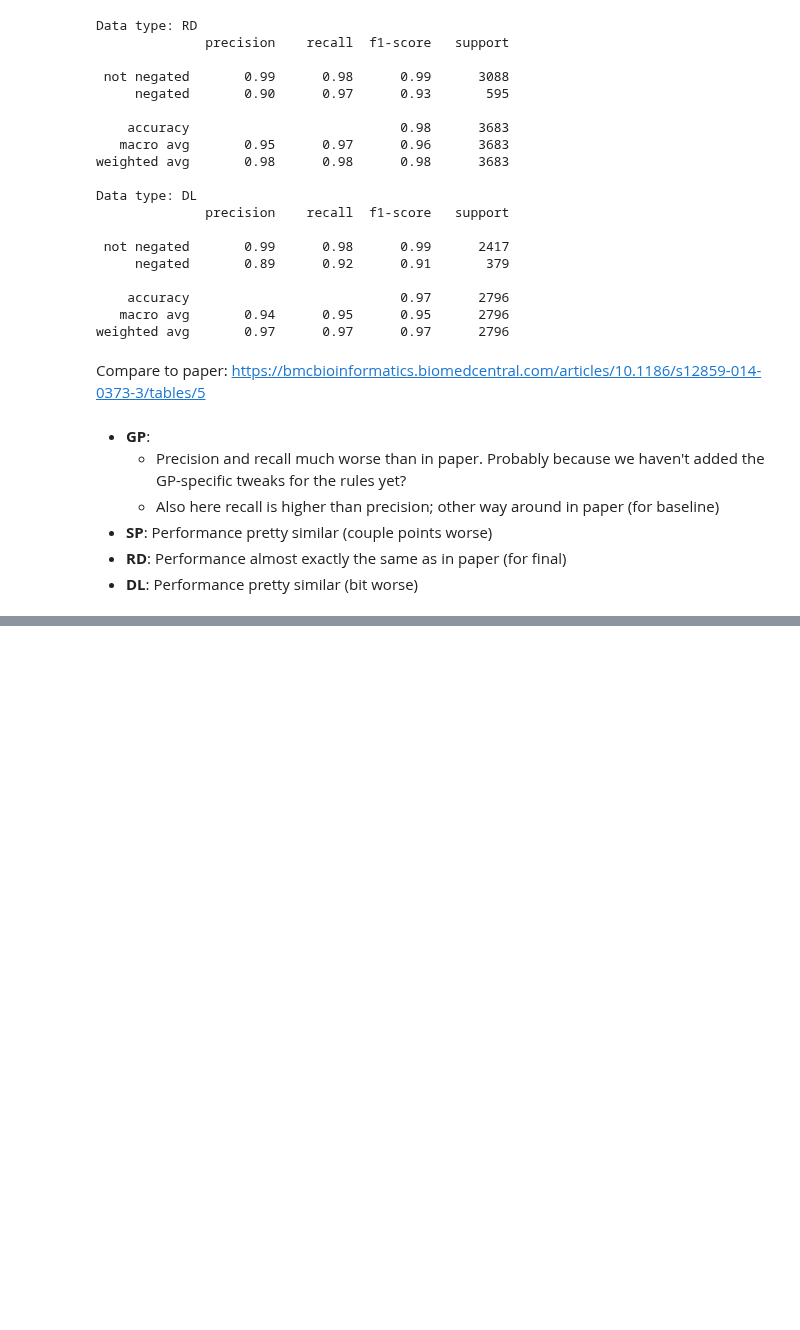
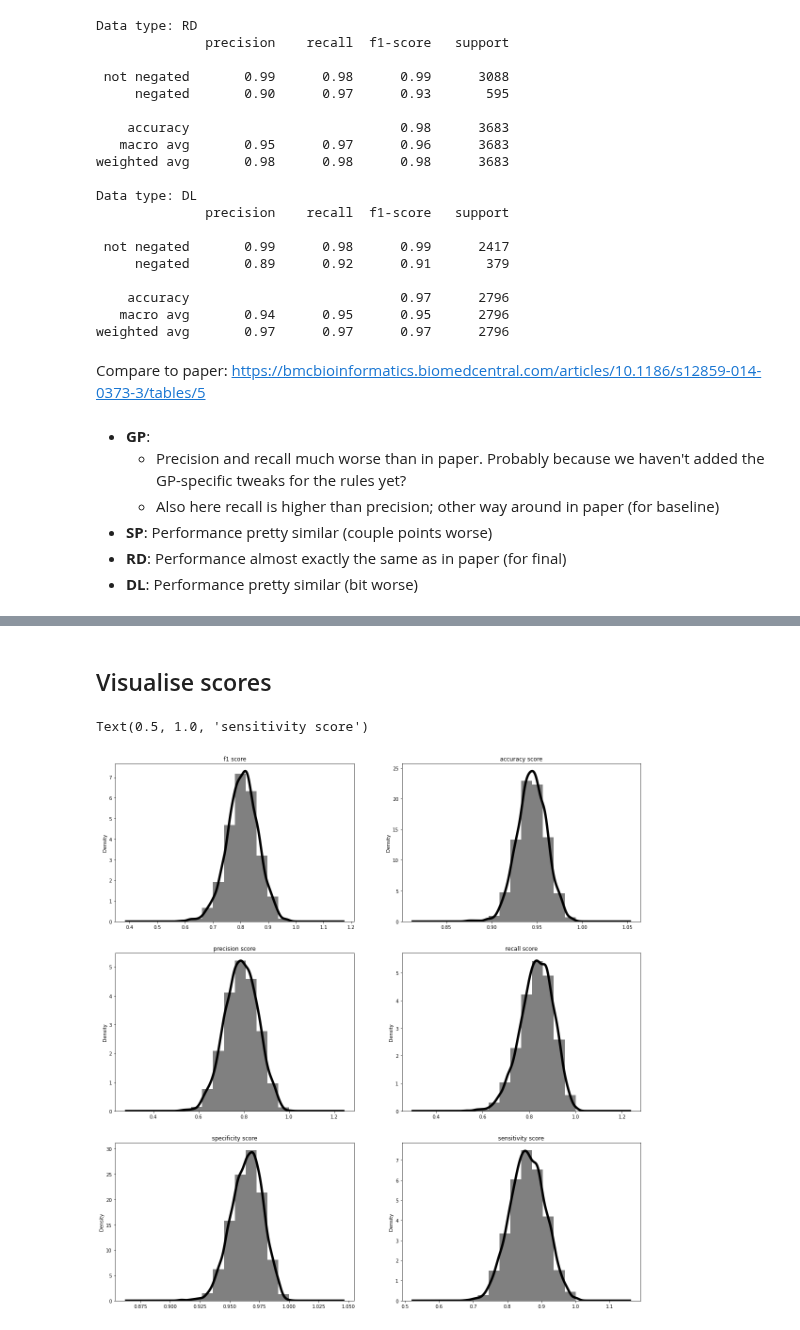
Before and after one commit to umcu/negation-detection, a Jupyter notebook: rule-based_context/notebooks/context.ipynb, the cells around one changed output, grey strips where cells are left out. Drawn from its saved outputs; the diff is of its cells as text; code cells hidden in the pictures; blank space fills up the shorter version.

```diff
--- a/rule-based_context/notebooks/context.ipynb
+++ b/rule-based_context/notebooks/context.ipynb
@@ -153,0 +234,22 @@ Compare to paper: https://bmcbioinformatics.biomedcentral.com/articles/10.1186/s
+# %%
+metrics_list = []
+for g in ['GP', 'SP', 'RD', 'DL']:
+    for k in range(n_reps*n_folds):
+        _trues, _preds = get_preds_trues(documents=docs_plus,
+                                         val_list=intra_folds[g][k][1])
+
+        f1  = f1_score(_trues, _preds)
+        acc = accuracy_score(_trues, _preds)
+        precision = precision_score(_trues, _preds)
+        specificity = specificity_score(_trues, _preds)
+        sensitivity = sensitivity_score(_trues, _preds)
+        recall = recall_score(_trues, _preds)
+        metrics_list.append({'f1': f1,
+                             'acc': acc,
+                             'precision': precision,
+                             'recall': recall,
+                             'specificity': specificity,
+                             'sensitivity': sensitivity,
+                             'group': g})
+
+scores = pd.DataFrame(metrics_list)
@@ -153,0 +265,2 @@ Compare to paper: https://bmcbioinformatics.biomedcentral.com/articles/10.1186/s
+# %% [markdown]
+## Visualise scores
@@ -153,0 +270,26 @@ Compare to paper: https://bmcbioinformatics.biomedcentral.com/articles/10.1186/s
+# %%
+fig, ax = plt.subplots(ncols=2, nrows=3, figsize=(20,21))
+
+scores['f1'].hist(ax=ax[0,0], density=True, color='grey')
+scores['acc'].hist(ax=ax[0,1], density=True, color='grey')
+scores['precision'].hist(ax=ax[1,0], density=True, color='grey')
+scores['recall'].hist(ax=ax[1,1], density=True, color='grey')
+scores['specificity'].hist(ax=ax[2,0], density=True, color='grey')
+scores['sensitivity'].hist(ax=ax[2,1], density=True, color='grey')
+
+scores['f1'].plot.kde(ax=ax[0,0], color='black', lw=5)
+scores['acc'].plot.kde(ax=ax[0,1], color='black', lw=5)
+scores['precision'].plot.kde(ax=ax[1,0], color='black', lw=5)
+scores['recall'].plot.kde(ax=ax[1,1], color='black', lw=5)
+scores['specificity'].plot.kde(ax=ax[2,0], color='black', lw=5)
+scores['sensitivity'].plot.kde(ax=ax[2,1], color='black', lw=5)
+
+ax[0,0].set_title('f1 score')
+ax[0,1].set_title('accuracy score')
+ax[1,0].set_title('precision score')
+ax[1,1].set_title('recall score')
+ax[2,0].set_title('specificity score')
+ax[2,1].set_title('sensitivity score')
+# %% [output]
+Text(0.5, 1.0, 'sensitivity score')
+[figure, added]
```
Also changed, not shown: parts of 23 cells of this notebook, 6 other files.
